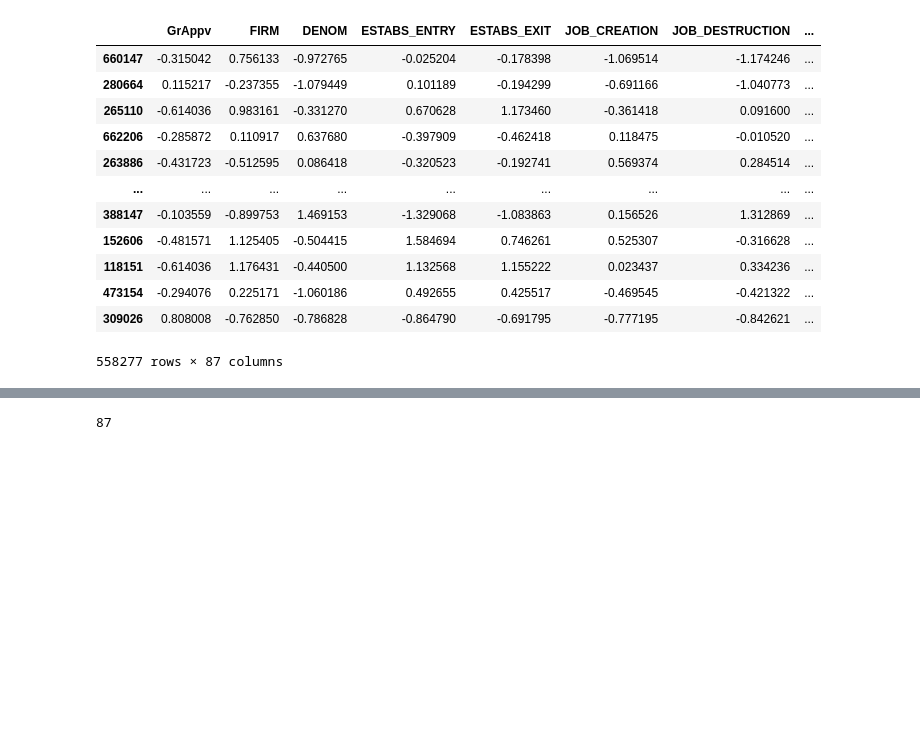
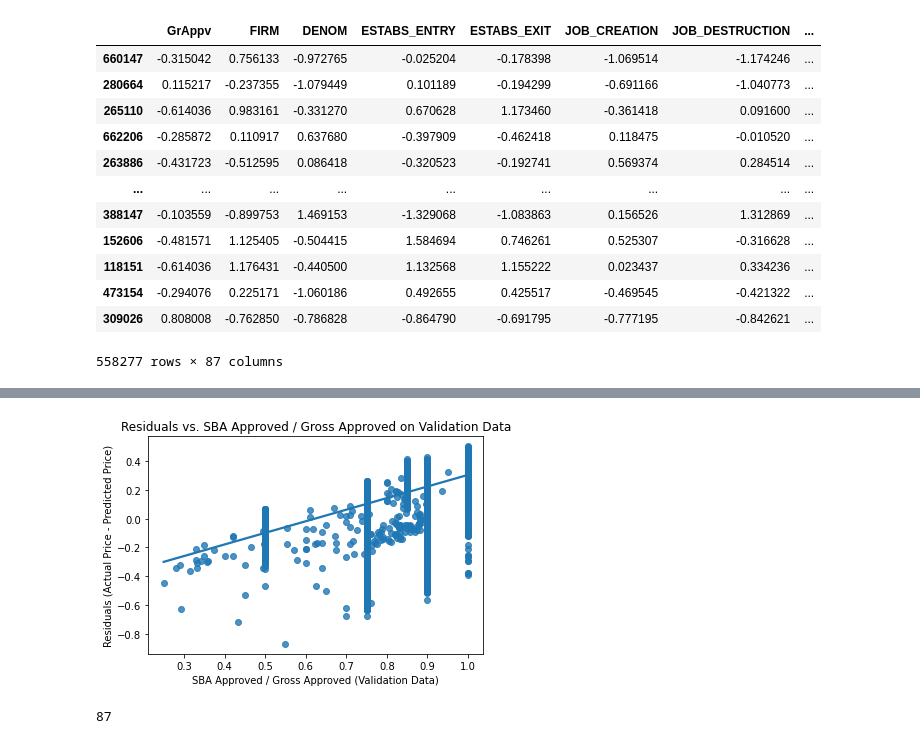
Before and after one commit to CIV2T1PEY/CIV1498-Group-Project, a Jupyter notebook: Python_NAICS_Notebook.ipynb, the cells around one changed output, grey strips where cells are left out. Cells and saved outputs as stored; diff of their text form; code cells hidden in the pictures; blank space fills up the shorter version.

```diff
--- a/Python_NAICS_Notebook.ipynb
+++ b/Python_NAICS_Notebook.ipynb
@@ -795,3 +806,12 @@ For the linear regression model in part 3:
+# %%
+# Plotting residual Curves for the Regression model on test data
+residuals_test = y_test - y_test_predicted
+ax = sns.regplot(y_test, residuals_test)
+ax.set_xlabel('SBA Approved / Gross Approved (Validation Data)')
+ax.set_ylabel('Residuals (Actual Price - Predicted Price)')
+ax.set_title("Residuals vs. SBA Approved / Gross Approved on Validation Data");
+# %% [output]
+[figure, added]
 # %%
 ####TRASH#####
 # %%
```
Also changed, not shown: parts of 10 cells of this notebook.
